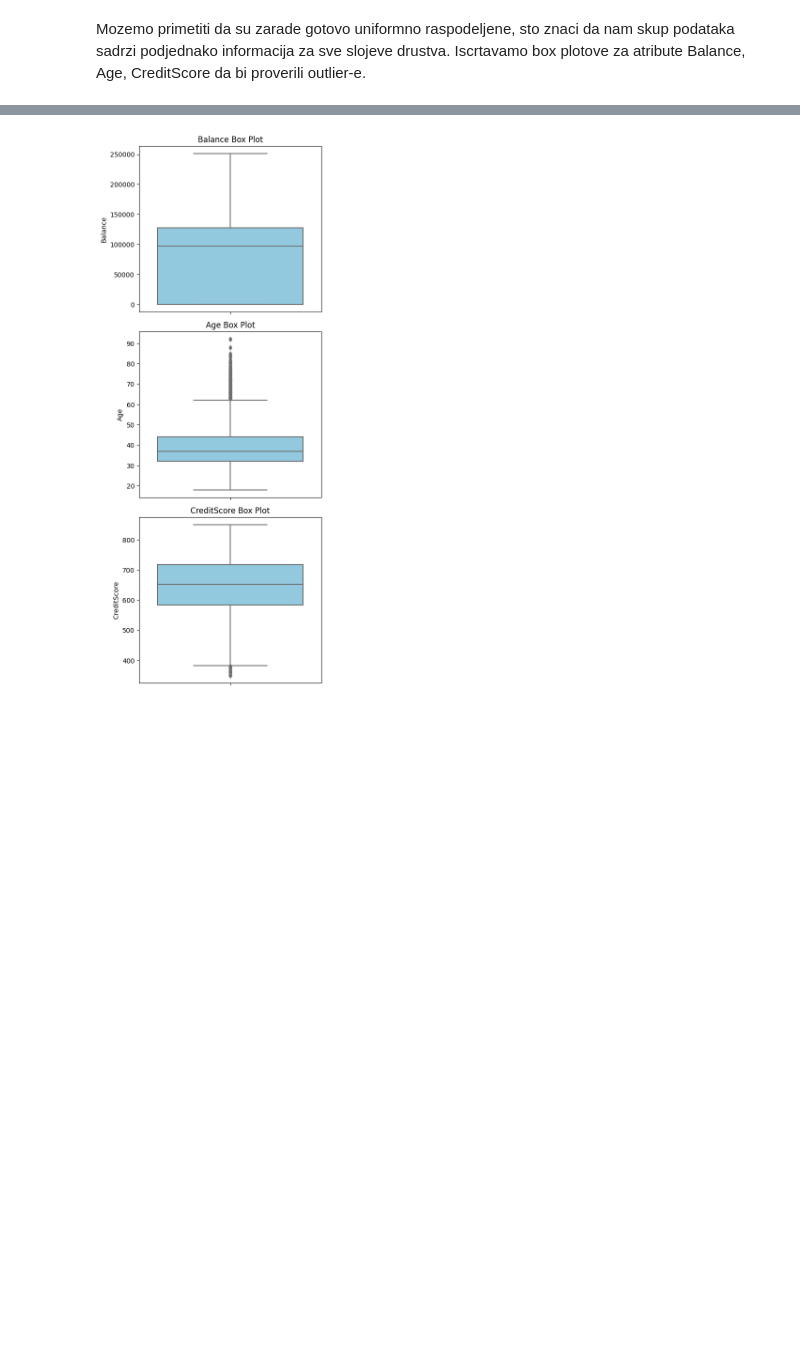
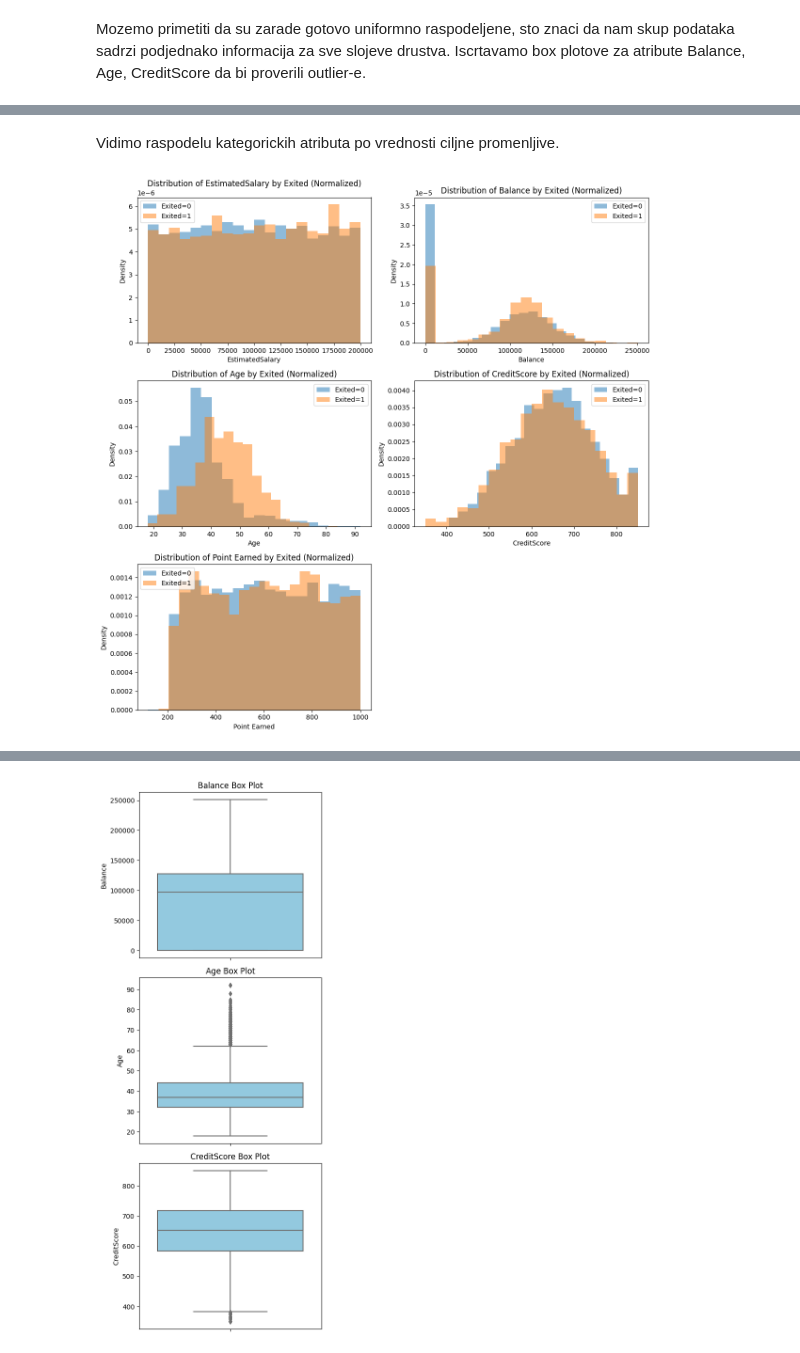
Before and after one commit to shotinform/Bank_Customer_Churn, a Jupyter notebook: preprocessing/Preprocessing.ipynb, the cells around one changed output, grey strips where cells are left out. Cells and saved outputs as stored; diff of their text form; code cells hidden in the pictures; blank space fills up the shorter version.

```diff
--- a/preprocessing/Preprocessing.ipynb
+++ b/preprocessing/Preprocessing.ipynb
@@ -217,0 +256,32 @@ Mozemo primetiti da su zarade gotovo uniformno raspodeljene, sto znaci da nam sk
+# %% [markdown]
+Vidimo raspodelu kategorickih atributa po vrednosti ciljne promenljive.
+# %%
+grouped = data.groupby('Exited')
+
+fig, axes = plt.subplots(3, 2, figsize=(12, 12))
+
+num_rows = 3  # Tri reda
+num_cols = 2  # Dve kolone
+
+for i, column_name in enumerate(numeric_columns):
+    if i == 5:
+        continue
+    row = i // num_cols  # Red u kojem se nalazi subplot
+    col = i % num_cols   # Kolona u kojoj se nalazi subplot
+    ax = axes[row, col]  # Odaberite odgovarajući subplot
+    for value, group in grouped:
+        ax.hist(group[column_name], bins=20, alpha=0.5, label=f'Exited={value}', density=True)
+    ax.set_xlabel(column_name)
+    ax.set_ylabel('Density')
+    ax.set_title(f'Distribution of {column_name} by Exited (Normalized)')
+    ax.legend()
+
+row = 2
+col = 1
+empty_ax = axes[row, col]
+empty_ax.set_axis_off()
+
+plt.tight_layout()
+plt.show()
+# %% [output]
+[figure, added]
```
Also changed, not shown: parts of 5 cells of this notebook, 1 other file.
